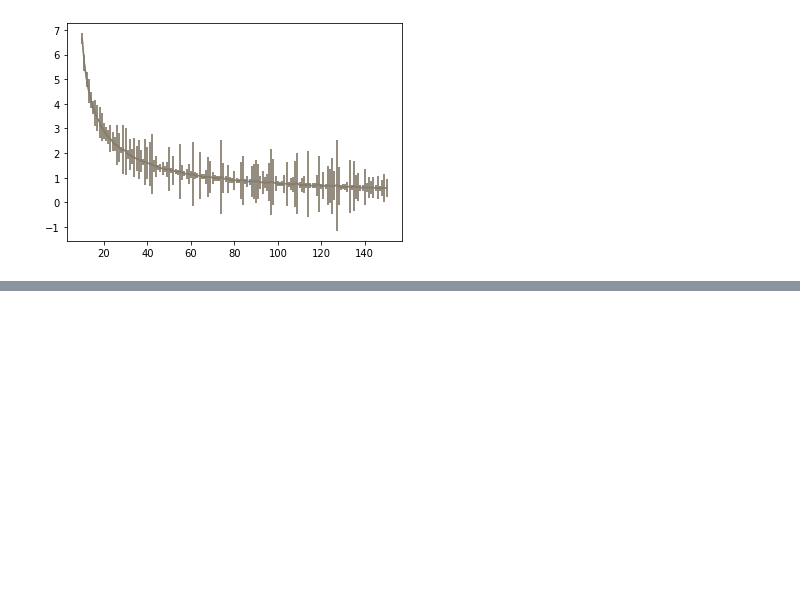
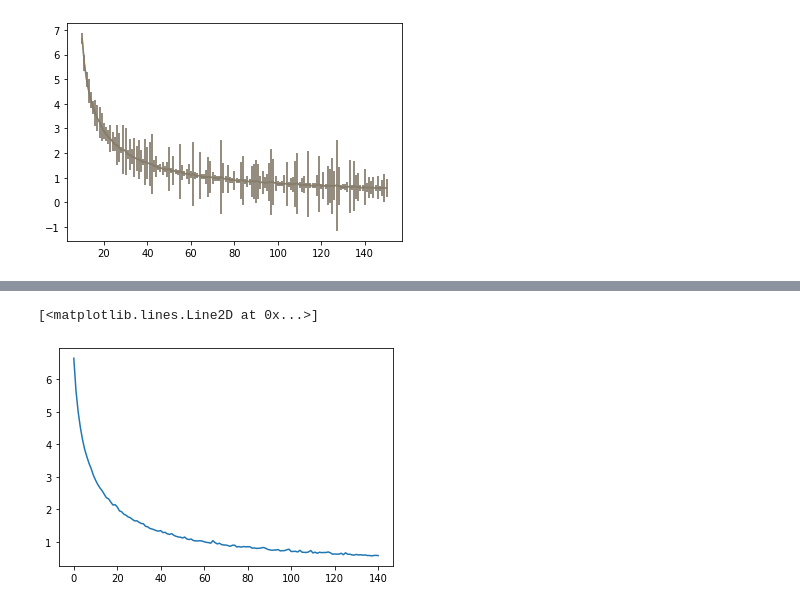
Before and after one commit to Zelenyy/phd-code, a Jupyter notebook: notebooks/16.Sattelite.ipynb, the cells around one changed output, grey strips where cells are left out. Drawn from its saved outputs; the diff is of its cells as text; code cells hidden in the pictures; blank space fills up the shorter version.

```diff
--- a/notebooks/16.Sattelite.ipynb
+++ b/notebooks/16.Sattelite.ipynb
@@ -132,0 +112,18 @@ array([-0., -0., -0., -0., -0., -0., -0., -0., -0., -0., -0., -0., -0.,
+# %%
+energy_norm, energy = Normilizer.get_with_array(data["energy"][:])
+theta_norm, theta = Normilizer.get_with_array(data["theta"][:])
+shift_norm, shift = Normilizer.get_with_array(data["shift"][:])
+# %%
+indx_energy = energy_norm.index_of_non_normed(data["energy"][:])
+indx_theta = theta_norm.index_of_non_normed(data["theta"][:])
+indx_shift = shift_norm.index_of_non_normed(data["shift"][:])
+# %%
+data_mesh = np.zeros(shape=(energy.size, theta.size, shift.size), dtype="d")
+# %%
+for i, item in enumerate(data["mean"]):
+    data_mesh[indx_energy[i], indx_theta[i], indx_shift[i]] = item[0]
+# %%
+plt.plot(data_mesh[:, 0,0])
+# %% [output]
+[<matplotlib.lines.Line2D at 0x...>]
+[figure, added]
```
Also changed, not shown: parts of 18 cells of this notebook, 3 other files.
